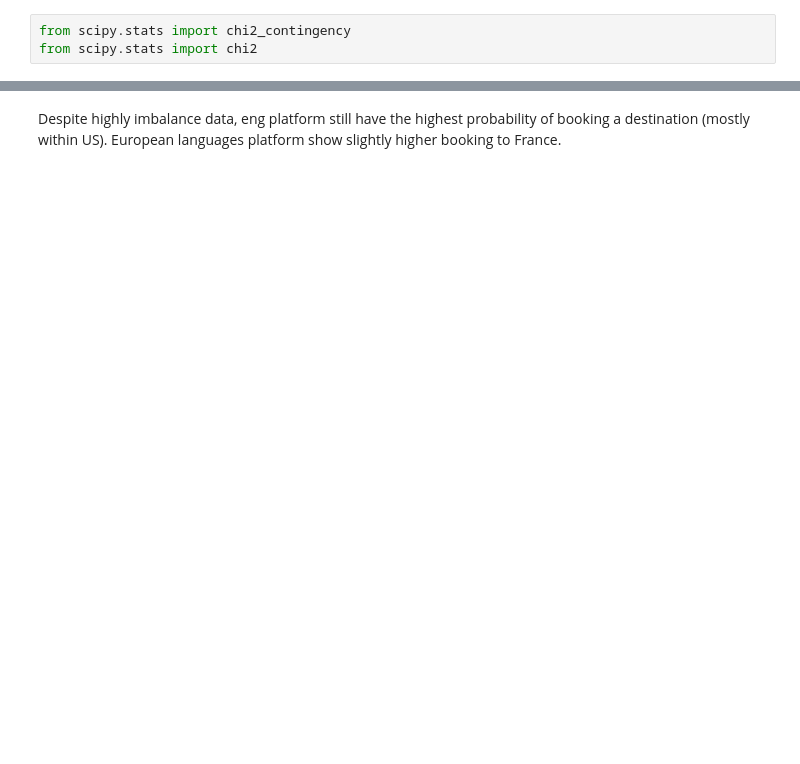
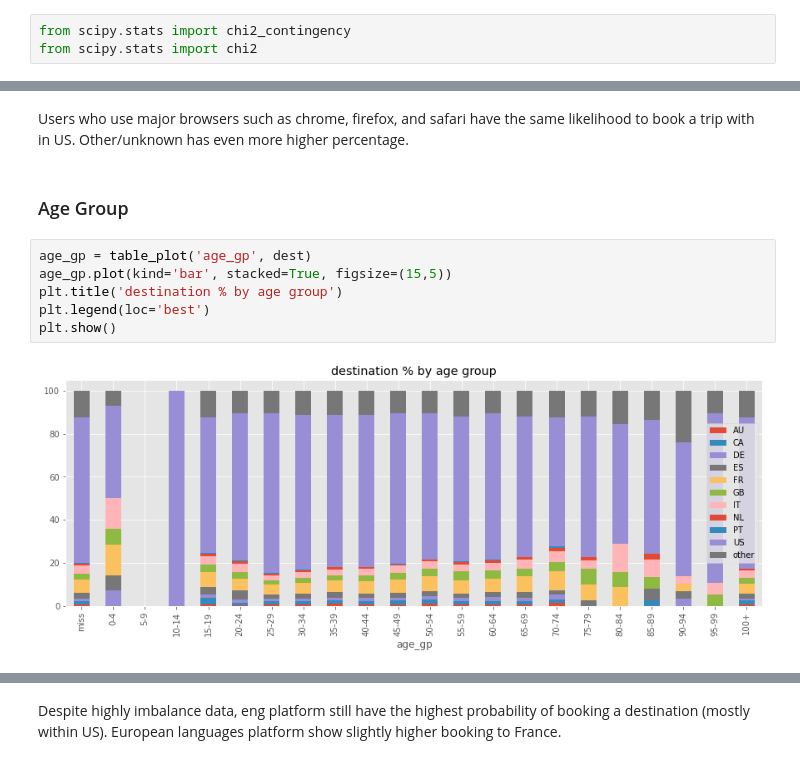
Before and after one commit to sittingman/airbnb_booking, a Jupyter notebook: 1.data_expo.ipynb, the cells around one changed output, grey strips where cells are left out. Cells and saved outputs as stored; diff of their text form; blank space fills up the shorter version.

```diff
--- a/1.data_expo.ipynb
+++ b/1.data_expo.ipynb
@@ -601,0 +561,12 @@ plt.show()
+# %% [markdown]
+Users who use major browsers such as chrome, firefox, and safari have the same likelihood to book a trip with in US. Other/unknown has even more higher percentage.
+# %% [markdown]
+### Age Group
+# %%
+age_gp = table_plot('age_gp', dest)
+age_gp.plot(kind='bar', stacked=True, figsize=(15,5))
+plt.title('destination % by age group')
+plt.legend(loc='best')
+plt.show()
+# %% [output]
+[figure, added]
```
Also changed, not shown: parts of 46 cells of this notebook, 1 other file.
